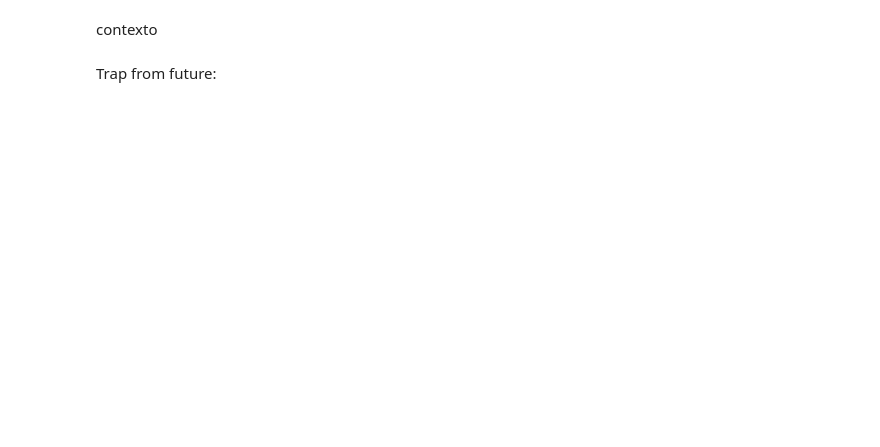
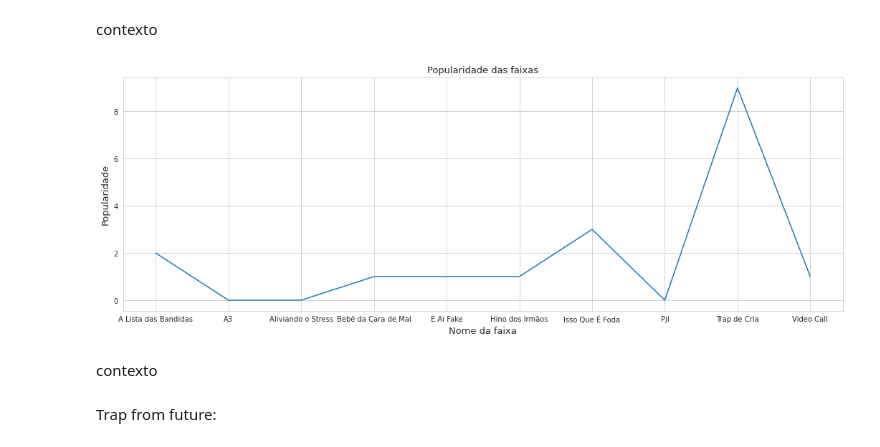
Before and after one commit to luislauriano/Data_Science, a Jupyter notebook: Projeto_construcao.ipynb, the cells around one changed output. Cells and saved outputs as stored; diff of their text form; code cells hidden in the pictures; blank space fills up the shorter version.

```diff
--- a/Projeto_construcao.ipynb
+++ b/Projeto_construcao.ipynb
@@ -467,8 +609,15 @@ tcm[['posicao_da_faixa', 'nome_da_faixa']].reset_index(drop=True)
 # %% [markdown]
 contexto
 # %%
-plt.figure(figsize=(12,6))
-sns.lineplot(x='nome_da_faixa', y='popularidade', data=tcm);
+plt.figure(figsize=(18,6))
+ax = sns.lineplot(x='nome_da_faixa', y='popularidade', data=tcm);
+ax.set_title('Popularidade das faixas', size=13);
+ax.set_xlabel('Nome da faixa', size=13);
+ax.set_ylabel('Popularidade', size=13);
+# %% [output]
+[figure, added]
+# %% [markdown]
+contexto
 # %% [markdown]
 Trap from future:
 # %%
```
Also changed, not shown: parts of 43 cells of this notebook.
